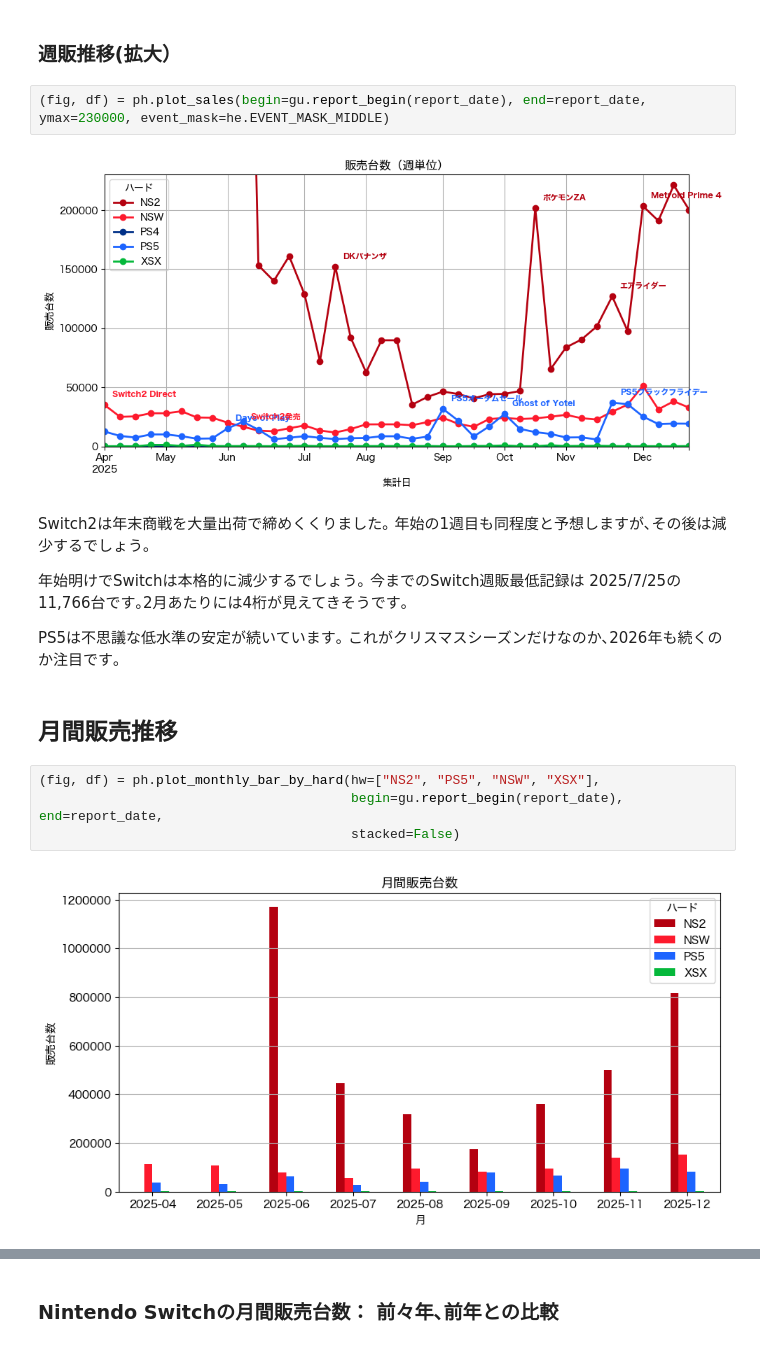
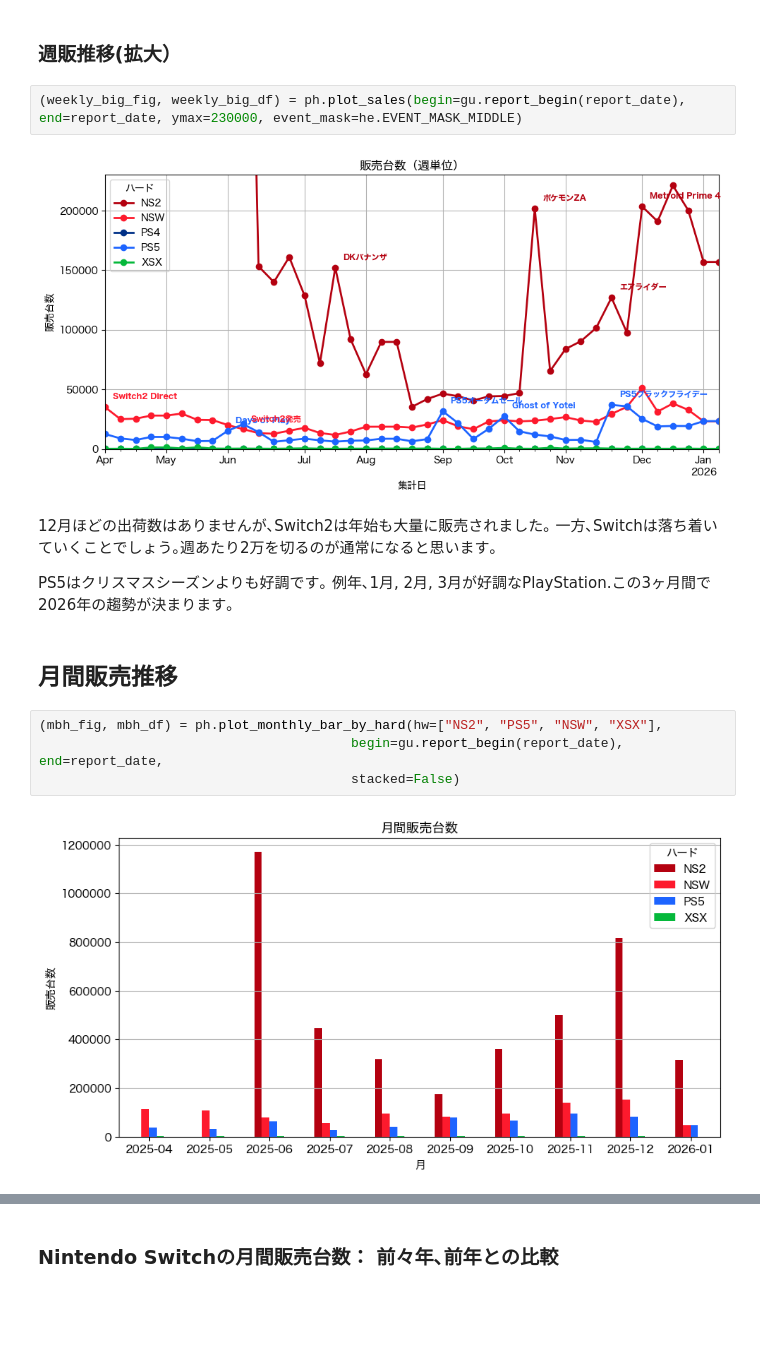
Before and after one commit to hidenden/gamedata, a Jupyter notebook: notebook/report/weekly_report.ipynb, the cells around one changed output, grey strips where cells are left out. Cells and saved outputs as stored; diff of their text form; blank space fills up the shorter version.

Commit message:
Report 2026/01/11

```diff
--- a/notebook/report/weekly_report.ipynb
+++ b/notebook/report/weekly_report.ipynb
@@ -96,24 +96,21 @@ PS5は3週連続で約1万9千台です｡
 # %% [markdown]
 ### 週販推移(拡大）
 # %%
-(fig, df) = ph.plot_sales(begin=gu.report_begin(report_date), end=report_date, ymax=230000, event_mask=he.EVENT_MASK_MIDDLE)
+(weekly_big_fig, weekly_big_df) = ph.plot_sales(begin=gu.report_begin(report_date), end=report_date, ymax=230000, event_mask=he.EVENT_MASK_MIDDLE)
 # %% [output]
-[figure, old version]
+[figure, new version]
 # %% [markdown]
-Switch2は年末商戦を大量出荷で締めくくりました｡
-年始の1週目も同程度と予想しますが､その後は減少するでしょう｡
+12月ほどの出荷数はありませんが､Switch2は年始も大量に販売されました｡
+一方､Switchは落ち着いていくことでしょう｡週あたり2万を切るのが通常になると思います｡
 
-年始明けでSwitchは本格的に減少するでしょう｡
-今までのSwitch週販最低記録は 2025/7/25の11,766台です｡2月あたりには4桁が見えてきそうです｡
-
-PS5は不思議な低水準の安定が続いています｡
-これがクリスマスシーズンだけなのか､2026年も続くのか注目です｡
+PS5はクリスマスシーズンよりも好調です｡
+例年､1月, 2月, 3月が好調なPlayStation.この3ヶ月間で2026年の趨勢が決まります｡
 # %% [markdown]
 ## 月間販売推移
 # %%
-(fig, df) = ph.plot_monthly_bar_by_hard(hw=["NS2", "PS5", "NSW", "XSX"],
+(mbh_fig, mbh_df) = ph.plot_monthly_bar_by_hard(hw=["NS2", "PS5", "NSW", "XSX"],
                                         begin=gu.report_begin(report_date), end=report_date,
                                         stacked=False)
 # %% [output]
-[figure, old version]
+[figure, new version]
 # %%
```
Also changed, not shown: parts of 40 cells of this notebook, 4 other files.
